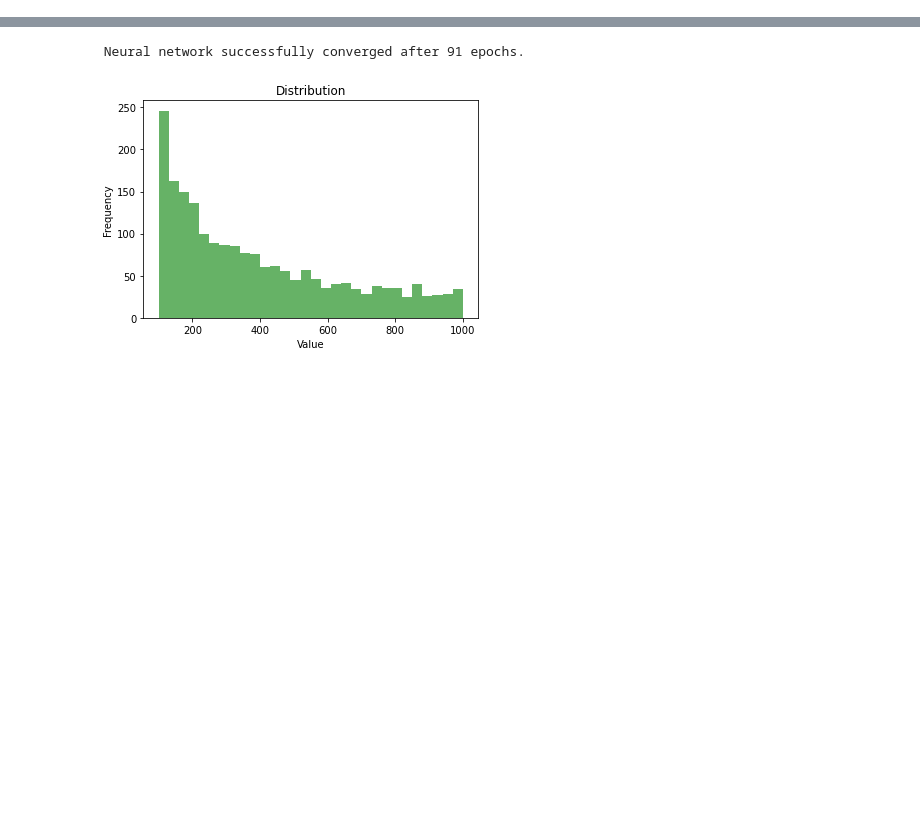
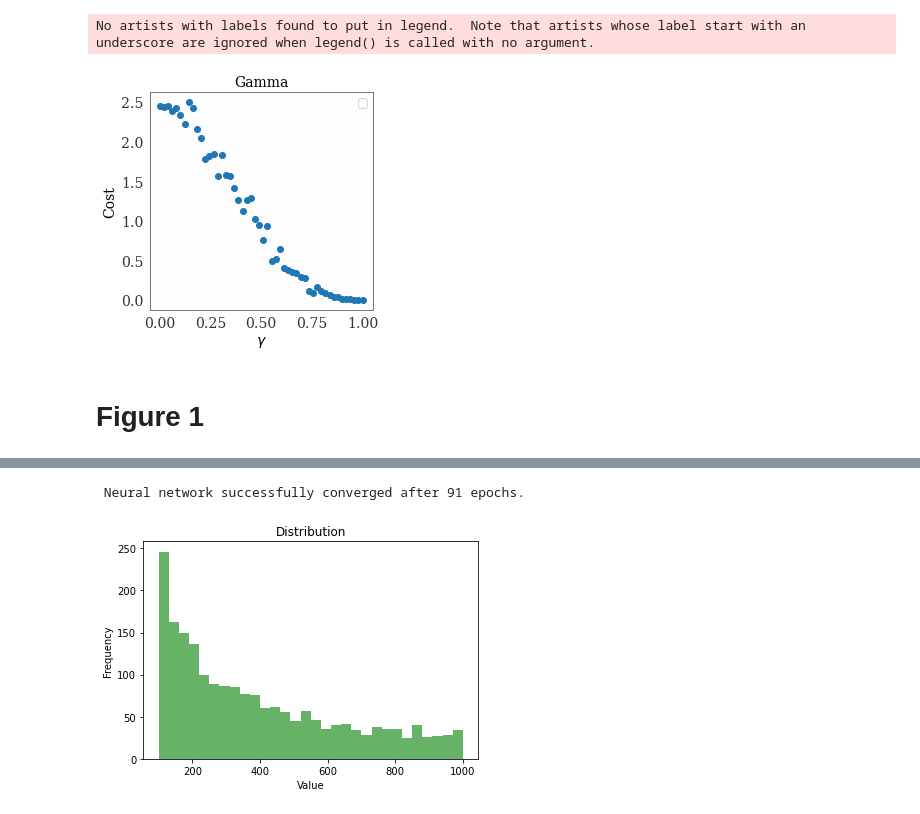
Before and after one commit to huangdaolang/cost-aware-sbi, a Jupyter notebook: cost-aware-npe.ipynb, the cells around one changed output, grey strips where cells are left out. Drawn from its saved outputs; the diff is of its cells as text; code cells hidden in the pictures; blank space fills up the shorter version.

```diff
--- a/cost-aware-npe.ipynb
+++ b/cost-aware-npe.ipynb
@@ -13,0 +123,12 @@ The autoreload extension is already loaded. To reload it, use:
+# %%
+n_rep = 50
+times_vs_gamma = torch.zeros(N)
+for i in range(N):
+    print("progress: ", i)
+    st = time.time()
+    for _ in range(n_rep):
+        result = temporal_sir.simSIR(beta_fixed, gamma[i], device=torch.device('cpu'))
+    et = time.time()
+    times_vs_gamma[i] = (et - st) / n_rep
+
+print(times_vs_gamma)
@@ -13,0 +153,21 @@ The autoreload extension is already loaded. To reload it, use:
+# %%
+# Cost function
+alpha = (times_vs_gamma[N-1] - times_vs_gamma[0]) / (gamma[N-1] - gamma[0])
+beta = -alpha * gamma[0] + times_vs_gamma[0]
+
+# Plotting figure
+plt.figure(figsize=(4, 4))
+# plt.scatter(theta[0:N, 0], elapsed_time / elapsed_time.max())
+plt.scatter(gamma, times_vs_gamma)
+# plt.plot(gamma, cost_linear(gamma, alpha, beta), color = "C1", label = "$c(\\theta)$")
+plt.title("Gamma")
+plt.xlabel("$\\gamma$")
+plt.ylabel("Cost")
+plt.legend()
+plt.savefig("gamma_vs_cost.png")
+plt.show()
+# %% [output]
+No artists with labels found to put in legend.  Note that artists whose label start with an underscore are ignored when legend() is called with no argument.
+[figure, added]
+# %% [markdown]
+# Figure 1
```
Also changed, not shown: parts of 32 cells of this notebook, 3 other files.
